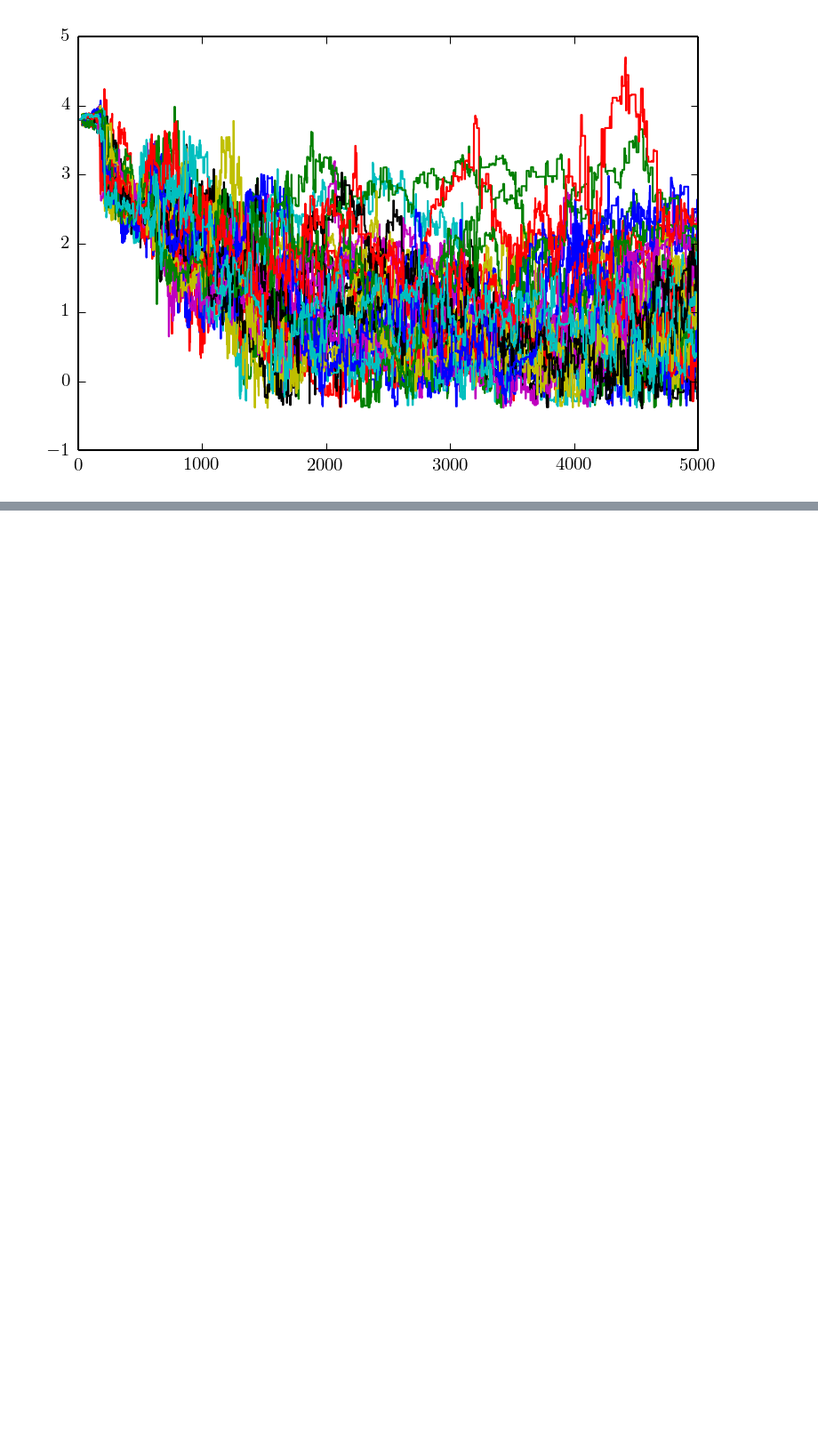
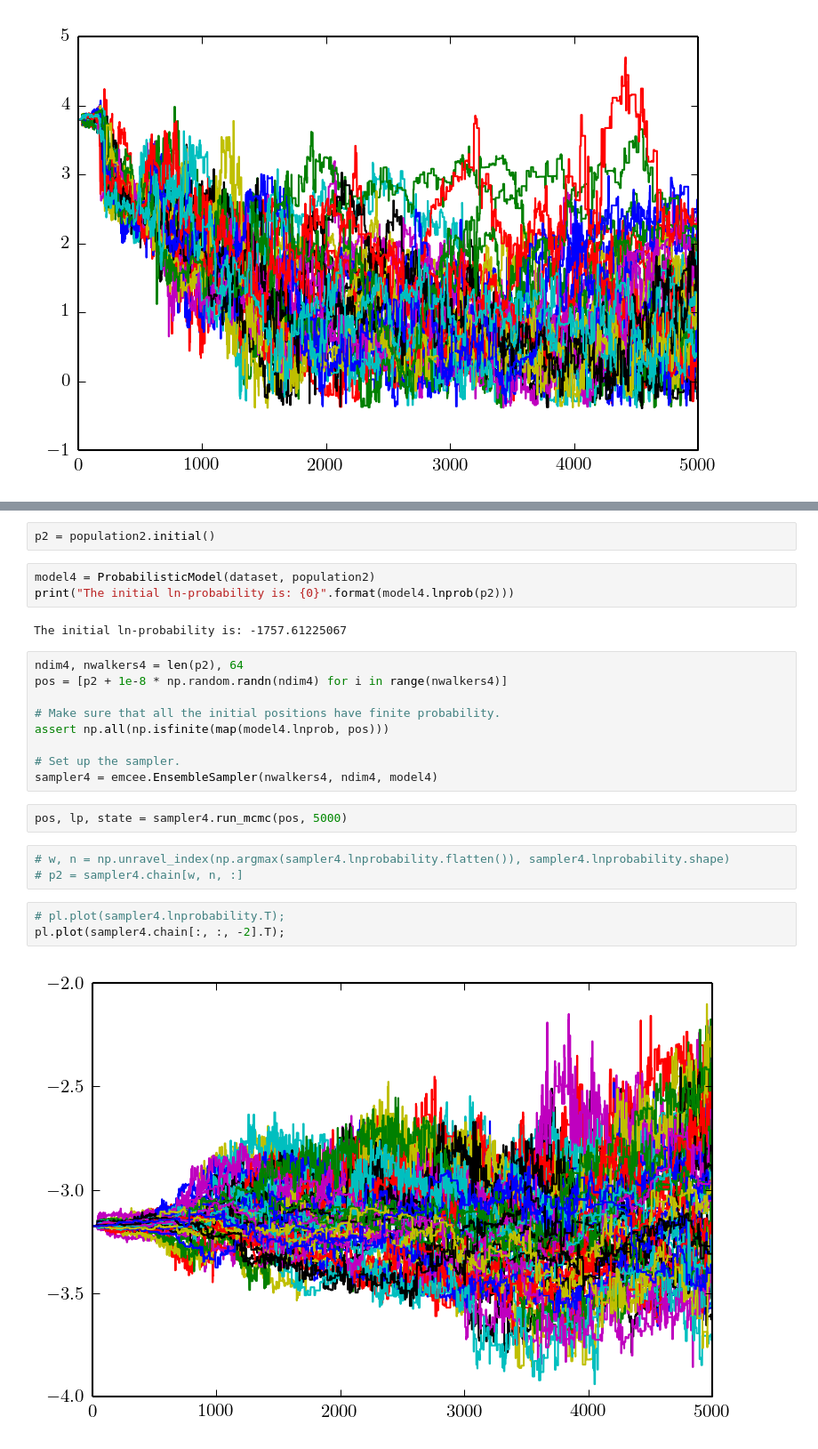
Before and after one commit to dfm/exopop, a Jupyter notebook: Demo.ipynb, the cells around one changed output, grey strips where cells are left out. Shown at 89% size. Cells and saved outputs as stored; diff of their text form; blank space fills up the shorter version.

```diff
--- a/Demo.ipynb
+++ b/Demo.ipynb
@@ -262,0 +270,26 @@ pl.plot(sampler3.chain[:, :, 3].T);
+# %%
+p2 = population2.initial()
+# %%
+model4 = ProbabilisticModel(dataset, population2)
+print("The initial ln-probability is: {0}".format(model4.lnprob(p2)))
+# %% [output]
+The initial ln-probability is: -1757.61225067
+# %%
+ndim4, nwalkers4 = len(p2), 64
+pos = [p2 + 1e-8 * np.random.randn(ndim4) for i in range(nwalkers4)]
+
+# Make sure that all the initial positions have finite probability.
+assert np.all(np.isfinite(map(model4.lnprob, pos)))
+
+# Set up the sampler.
+sampler4 = emcee.EnsembleSampler(nwalkers4, ndim4, model4)
+# %%
+pos, lp, state = sampler4.run_mcmc(pos, 5000)
+# %%
+# w, n = np.unravel_index(np.argmax(sampler4.lnprobability.flatten()), sampler4.lnprobability.shape)
+# p2 = sampler4.chain[w, n, :]
+# %%
+# pl.plot(sampler4.lnprobability.T);
+pl.plot(sampler4.chain[:, :, -2].T);
+# %% [output]
+[figure, added]
```
Also changed, not shown: parts of 2 cells of this notebook, 3 other files.
